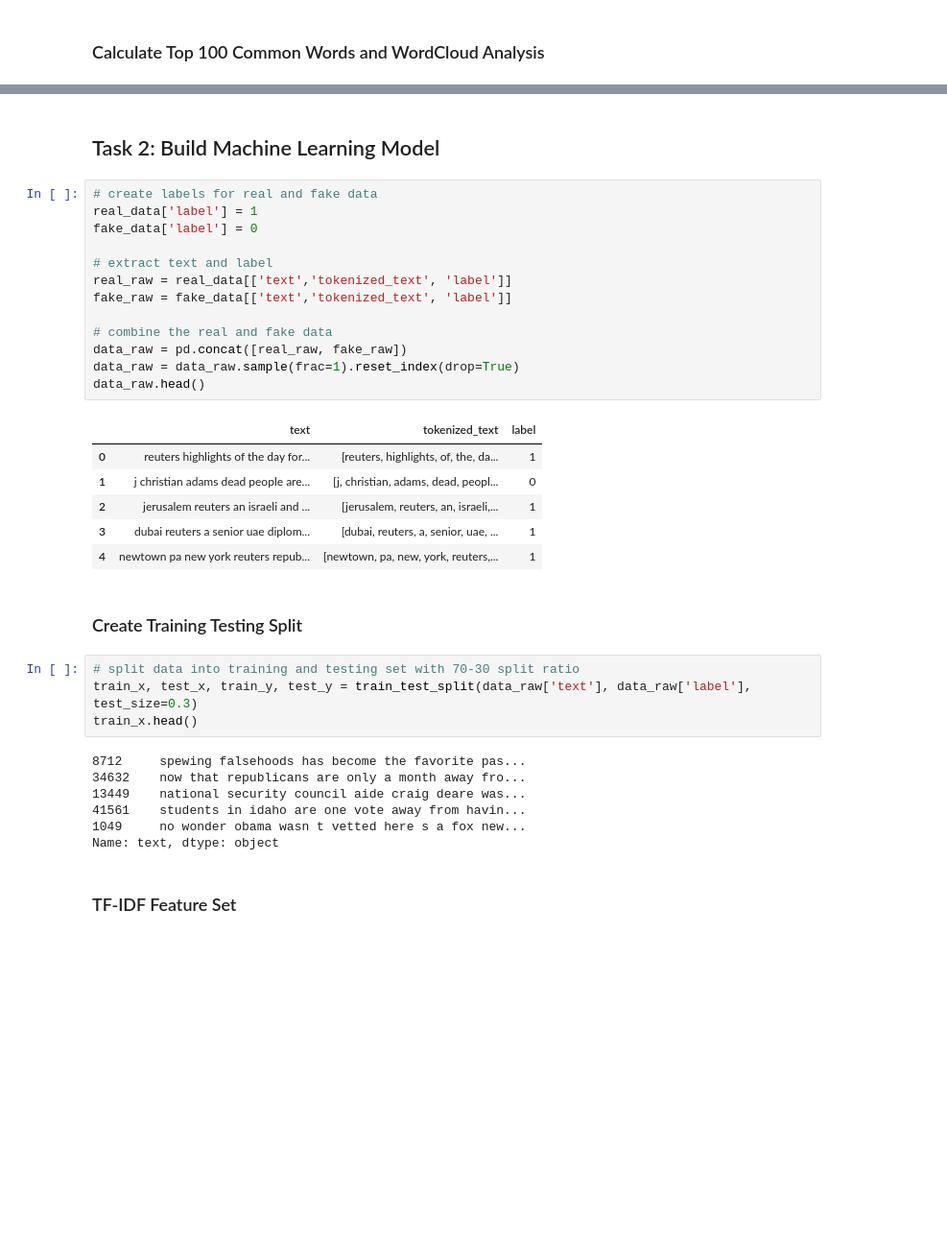
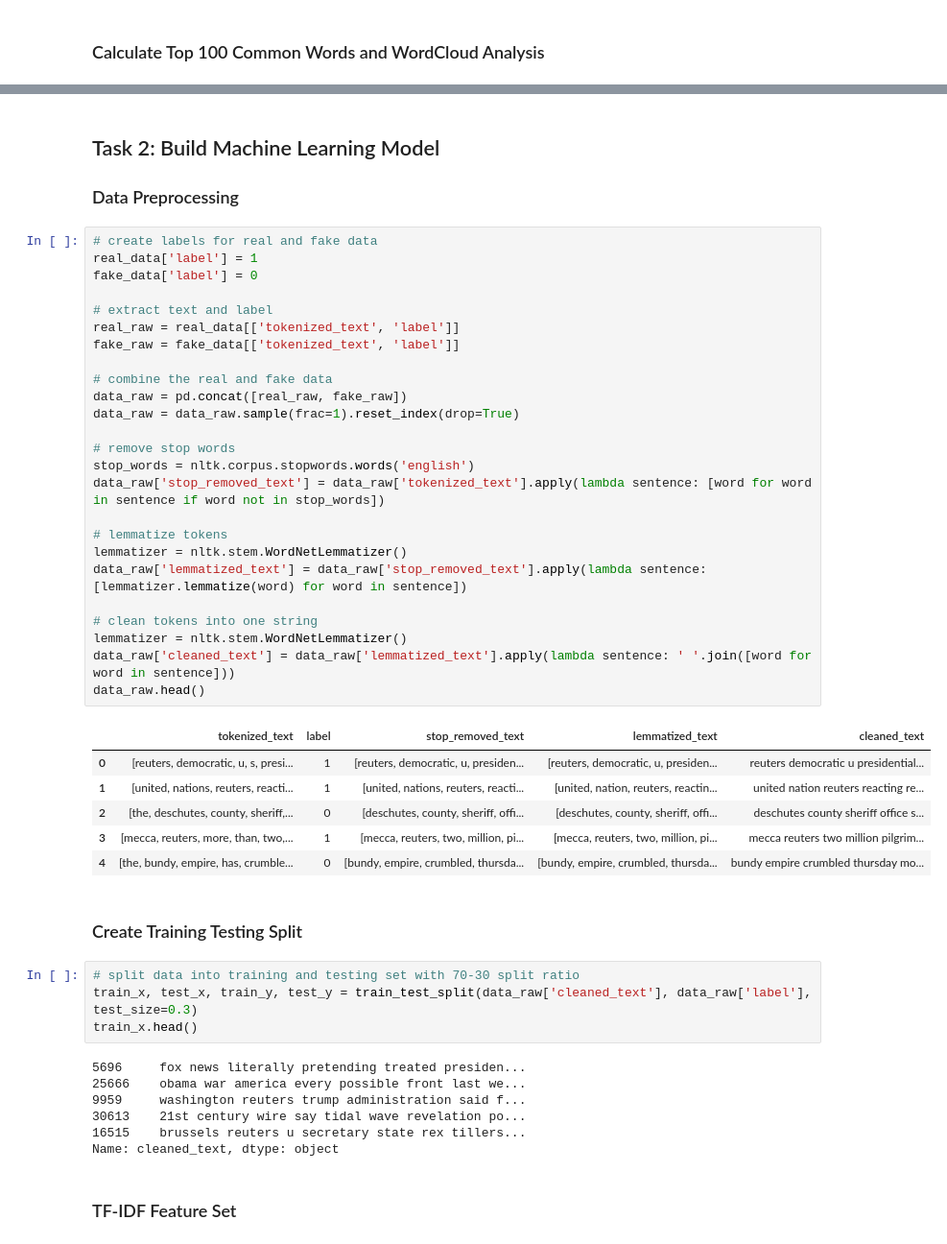
Before and after one commit to sirutBuasai/nlp-projects, a Jupyter notebook: real_fake_news/sbuasai_hw1.ipynb, the cells around one changed output, grey strips where cells are left out. Shown: that part at 96% size. Cells and saved outputs as stored; diff of their text form; blank space fills up the shorter version.

```diff
--- a/real_fake_news/sbuasai_hw1.ipynb
+++ b/real_fake_news/sbuasai_hw1.ipynb
@@ -181,38 +181,51 @@ plt.show()
 # %% [markdown]
 ## Task 2: Build Machine Learning Model
+### Data Preprocessing
 # %%
 # create labels for real and fake data
 real_data['label'] = 1
 fake_data['label'] = 0
 
 # extract text and label
-real_raw = real_data[['text','tokenized_text', 'label']]
-fake_raw = fake_data[['text','tokenized_text', 'label']]
+real_raw = real_data[['tokenized_text', 'label']]
+fake_raw = fake_data[['tokenized_text', 'label']]
 
 # combine the real and fake data
 data_raw = pd.concat([real_raw, fake_raw])
 data_raw = data_raw.sample(frac=1).reset_index(drop=True)
+
+# remove stop words
+stop_words = nltk.corpus.stopwords.words('english')
+data_raw['stop_removed_text'] = data_raw['tokenized_text'].apply(lambda sentence: [word for word in sentence if word not in stop_words])
+
+# lemmatize tokens
+lemmatizer = nltk.stem.WordNetLemmatizer()
+data_raw['lemmatized_text'] = data_raw['stop_removed_text'].apply(lambda sentence: [lemmatizer.lemmatize(word) for word in sentence])
+
+# clean tokens into one string
+lemmatizer = nltk.stem.WordNetLemmatizer()
+data_raw['cleaned_text'] = data_raw['lemmatized_text'].apply(lambda sentence: ' '.join([word for word in sentence]))
 data_raw.head()
 # %% [output]
-|  | text | tokenized_text | label |
-| 0 | reuters highlights of the day for... | [reuters, highlights, of, the, da... | 1 |
-| 1 | j christian adams dead people are... | [j, christian, adams, dead, peopl... | 0 |
-| 2 | jerusalem reuters an israeli and ... | [jerusalem, reuters, an, israeli,... | 1 |
-| 3 | dubai reuters a senior uae diplom... | [dubai, reuters, a, senior, uae, ... | 1 |
-| 4 | newtown pa new york reuters repub... | [newtown, pa, new, york, reuters,... | 1 |
+|  | tokenized_text | label | stop_removed_text | lemmatized_text | cleaned_text |
+| 0 | [reuters, democratic, u, s, presi... | 1 | [reuters, democratic, u, presiden... | [reuters, democratic, u, presiden... | reuters democratic u presidential... |
+| 1 | [united, nations, reuters, reacti... | 1 | [united, nations, reuters, reacti... | [united, nation, reuters, reactin... | united nation reuters reacting re... |
+| 2 | [the, deschutes, county, sheriff,... | 0 | [deschutes, county, sheriff, offi... | [deschutes, county, sheriff, offi... | deschutes county sheriff office s... |
+| 3 | [mecca, reuters, more, than, two,... | 1 | [mecca, reuters, two, million, pi... | [mecca, reuters, two, million, pi... | mecca reuters two million pilgrim... |
+| 4 | [the, bundy, empire, has, crumble... | 0 | [bundy, empire, crumbled, thursda... | [bundy, empire, crumbled, thursda... | bundy empire crumbled thursday mo... |
 # %% [markdown]
 ### Create Training Testing Split
 # %%
 # split data into training and testing set with 70-30 split ratio
-train_x, test_x, train_y, test_y = train_test_split(data_raw['text'], data_raw['label'], test_size=0.3)
+train_x, test_x, train_y, test_y = train_test_split(data_raw['cleaned_text'], data_raw['label'], test_size=0.3)
 train_x.head()
 # %% [output]
-8712     spewing falsehoods has become the favorite pas...
-34632    now that republicans are only a month away fro...
-13449    national security council aide craig deare was...
-41561    students in idaho are one vote away from havin...
-1049     no wonder obama wasn t vetted here s a fox new...
-Name: text, dtype: object
+5696     fox news literally pretending treated presiden...
+25666    obama war america every possible front last we...
+9959     washington reuters trump administration said f...
+30613    21st century wire say tidal wave revelation po...
+16515    brussels reuters u secretary state rex tillers...
+Name: cleaned_text, dtype: object
 # %% [markdown]
 ### TF-IDF Feature Set
 # %%
```
Also changed, not shown: parts of 26 cells of this notebook.
